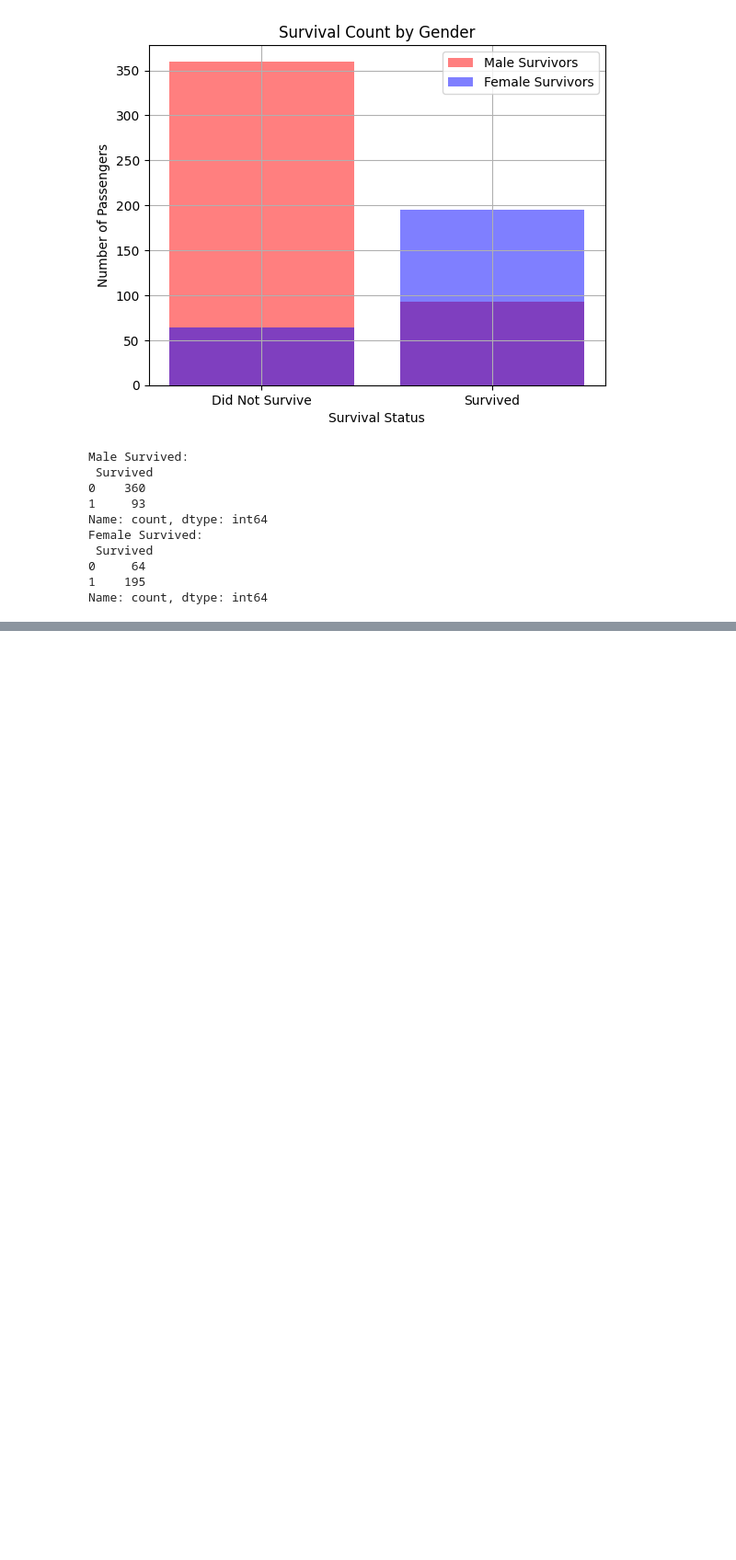
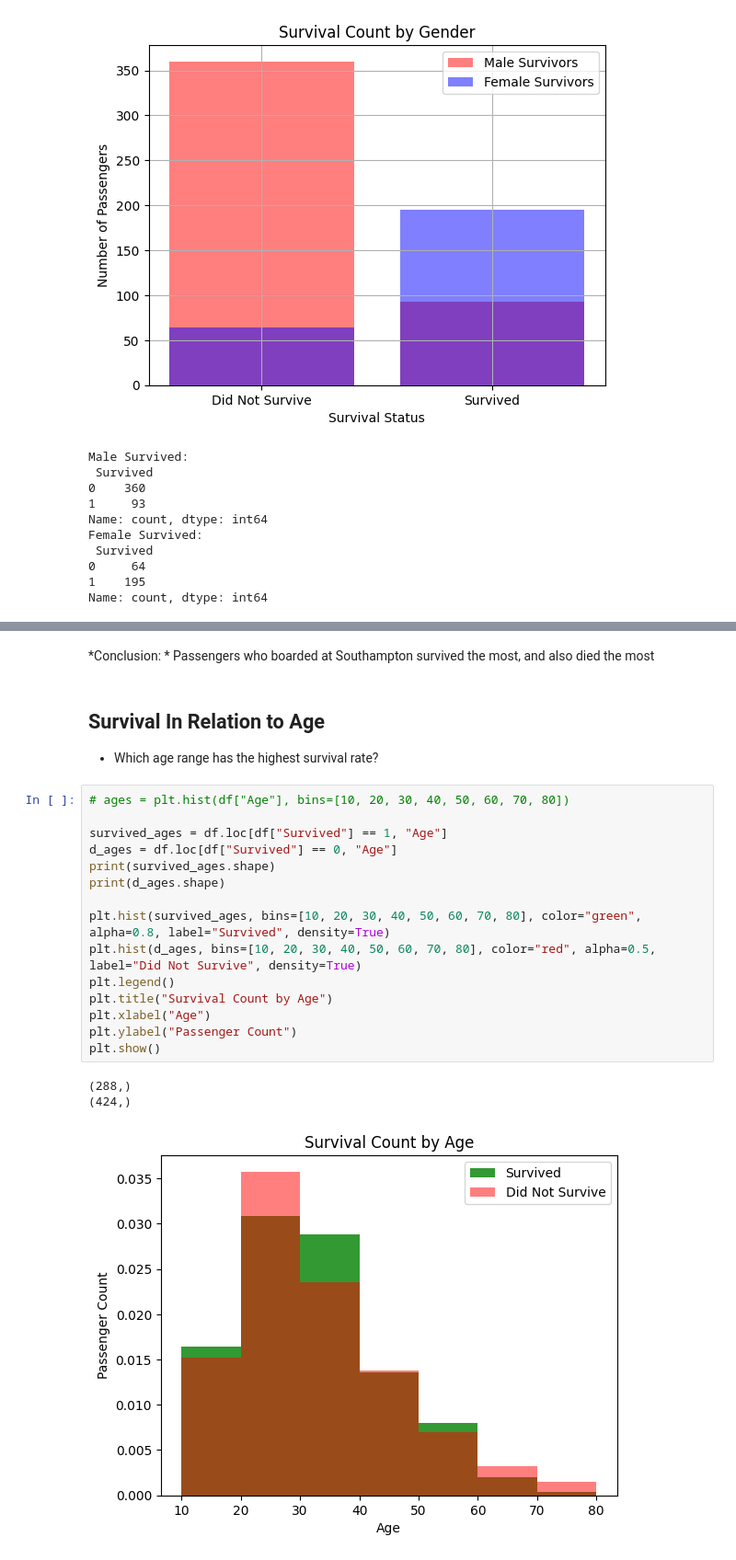
Before and after one commit to rawbil/models_V1, a Jupyter notebook: titanic_model/csvs/model1.ipynb, the cells around one changed output, grey strips where cells are left out. Shown at 92% size. Saved outputs shown, nothing was run; the diff lists cells and outputs as text; blank space fills up the shorter version.

```diff
--- a/titanic_model/csvs/model1.ipynb
+++ b/titanic_model/csvs/model1.ipynb
@@ -329,0 +371,24 @@ plt.show()
+# %% [markdown]
+*Conclusion: * Passengers who boarded at Southampton survived the most, and also died the most
+# %% [markdown]
+## Survival In Relation to Age
+- Which age range has the highest survival rate?
+# %%
+# ages = plt.hist(df["Age"], bins=[10, 20, 30, 40, 50, 60, 70, 80])
+
+survived_ages = df.loc[df["Survived"] == 1, "Age"]
+d_ages = df.loc[df["Survived"] == 0, "Age"]
+print(survived_ages.shape)
+print(d_ages.shape)
+
+plt.hist(survived_ages, bins=[10, 20, 30, 40, 50, 60, 70, 80], color="green", alpha=0.8, label="Survived", density=True)
+plt.hist(d_ages, bins=[10, 20, 30, 40, 50, 60, 70, 80], color="red", alpha=0.5, label="Did Not Survive", density=True)
+plt.legend()
+plt.title("Survival Count by Age")
+plt.xlabel("Age")
+plt.ylabel("Passenger Count")
+plt.show()
+# %% [output]
+(288,)
+(424,)
+[figure, added]
```
Also changed, not shown: parts of 17 cells of this notebook.
